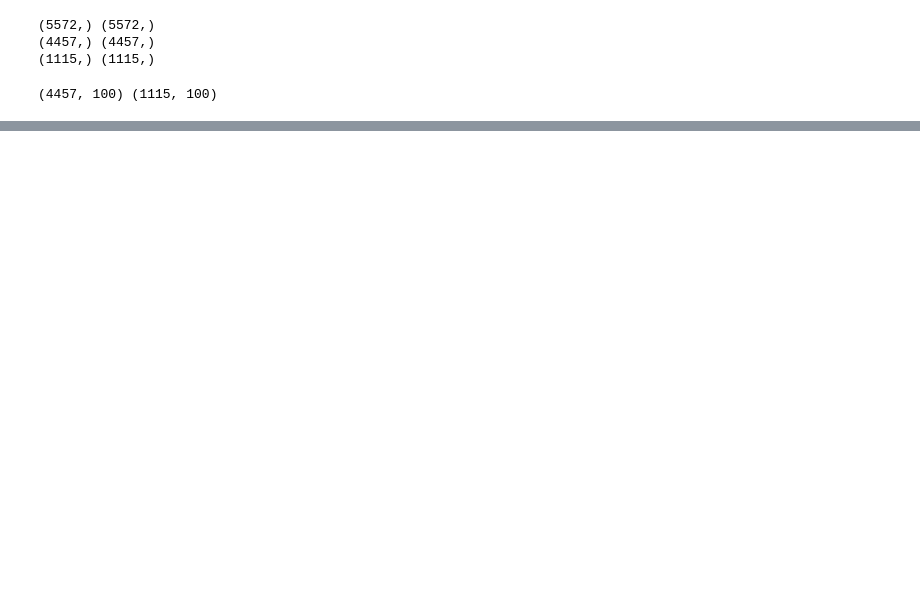
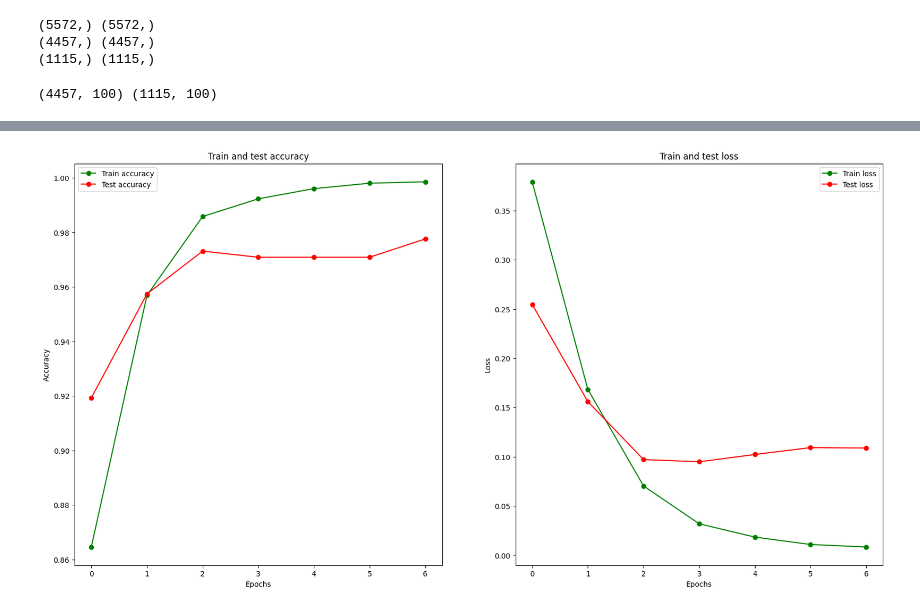
Before and after one commit to DiogoMMarto/FAA_P2, a Jupyter notebook: modelLSTM.ipynb, the cells around one changed output, grey strips where cells are left out. Saved outputs shown, nothing was run; the diff lists cells and outputs as text; code cells hidden in the pictures; blank space fills up the shorter version.

```diff
--- a/modelLSTM.ipynb
+++ b/modelLSTM.ipynb
@@ -129,6 +108,6 @@ Model: "Model1"
 # %%
 from pprint import pprint
 
-r.sort(key=lambda x: x[2]["classification_report"]["accuracy"], reverse=True)
-pprint([ (params , metrics["classification_report"]["accuracy"]) for model, params, metrics in r])
+r.sort(key=lambda x: x[2]["classification_report"]["weighted avg"]['f1-score'], reverse=True)
+pprint([ (params , metrics["classification_report"]["weighted avg"]['f1-score']) for model, params, metrics in r])
 # %% [output]
@@ -254,0 +267,2 @@ for model, params, metrics in r2:
+# %%
+res = model_pass(r[0][1],make_model, X_sequence_train , y_train , X_sequence_test , y_test)
@@ -254,0 +300,27 @@ for model, params, metrics in r2:
+# %%
+epochs = [i for i in range(7)]
+history = res[1]["history"]
+
+fig, ax = plt.subplots(1, 2)
+train_acc = history.history["accuracy"]
+train_loss = history.history["loss"]
+val_acc = history.history["val_accuracy"]
+val_loss = history.history["val_loss"]
+fig.set_size_inches(20, 10)
+
+ax[0].plot(epochs, train_acc, "go-", label = "Train accuracy")
+ax[0].plot(epochs, val_acc, "ro-", label = "Test accuracy")
+ax[0].set_title("Train and test accuracy")
+ax[0].legend()
+ax[0].set_xlabel("Epochs")
+ax[0].set_ylabel("Accuracy")
+
+ax[1].plot(epochs, train_loss, "go-", label = "Train loss")
+ax[1].plot(epochs, val_loss, "ro-", label = "Test loss")
+ax[1].set_title("Train and test loss")
+ax[1].legend()
+ax[1].set_xlabel("Epochs")
+ax[1].set_ylabel("Loss")
+plt.show()
+# %% [output]
+[figure, added]
```
Also changed, not shown: parts of 12 cells of this notebook, 3 other files.
